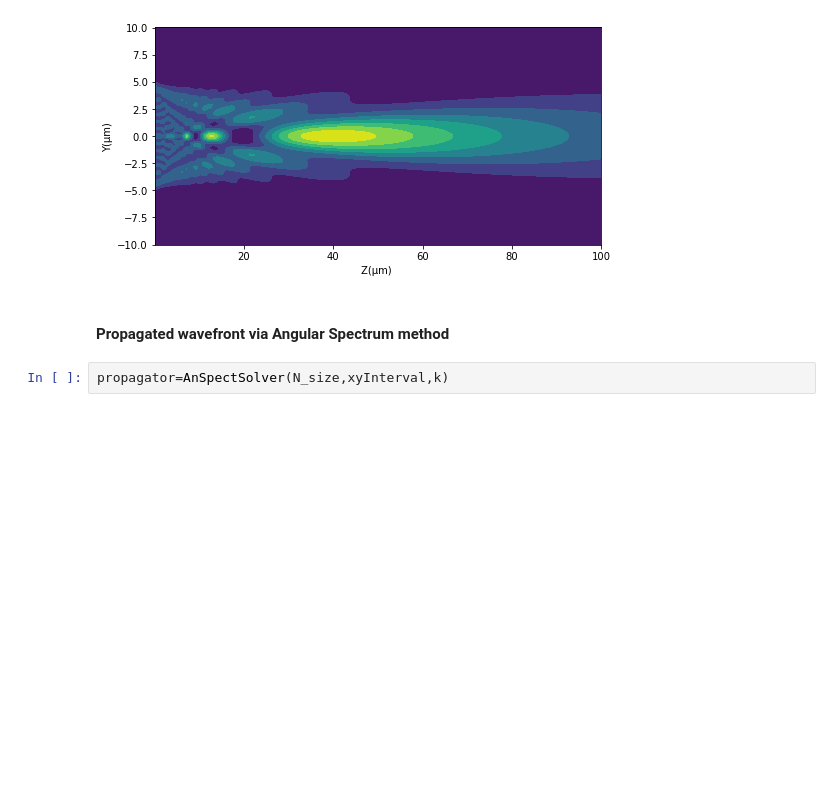
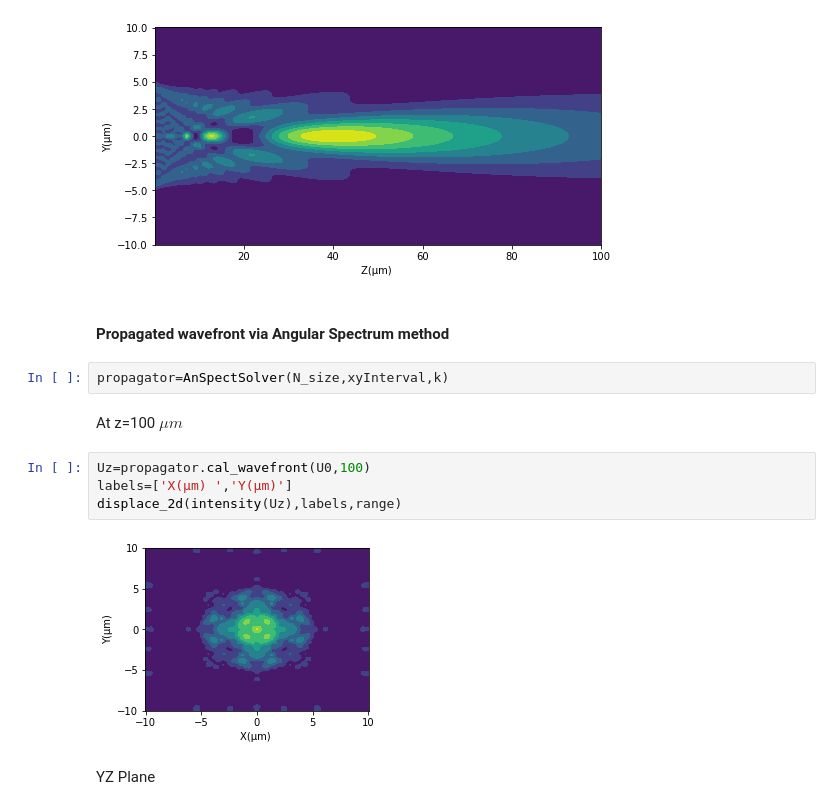
Before and after one commit to yesunhuang/Optics_Toolbox_In_Python, a Jupyter notebook: notebooks/DiffractionProblems.ipynb, the cells around one changed output. Cells and saved outputs as stored; diff of their text form; blank space fills up the shorter version.

```diff
--- a/notebooks/DiffractionProblems.ipynb
+++ b/notebooks/DiffractionProblems.ipynb
@@ -123,3 +125,13 @@ displace_2d(I_zy,labels,zyrange,figureSize=(8,4))
 #### Propagated wavefront via Angular Spectrum method
 # %%
 propagator=AnSpectSolver(N_size,xyInterval,k)
+# %% [markdown]
+At z=100 $\mu m$
+# %%
+Uz=propagator.cal_wavefront(U0,100)
+labels=['X(μm) ','Y(μm)']
+displace_2d(intensity(Uz),labels,range)
+# %% [output]
+[figure, added]
+# %% [markdown]
+YZ Plane
```
Also changed, not shown: parts of 32 cells of this notebook.
